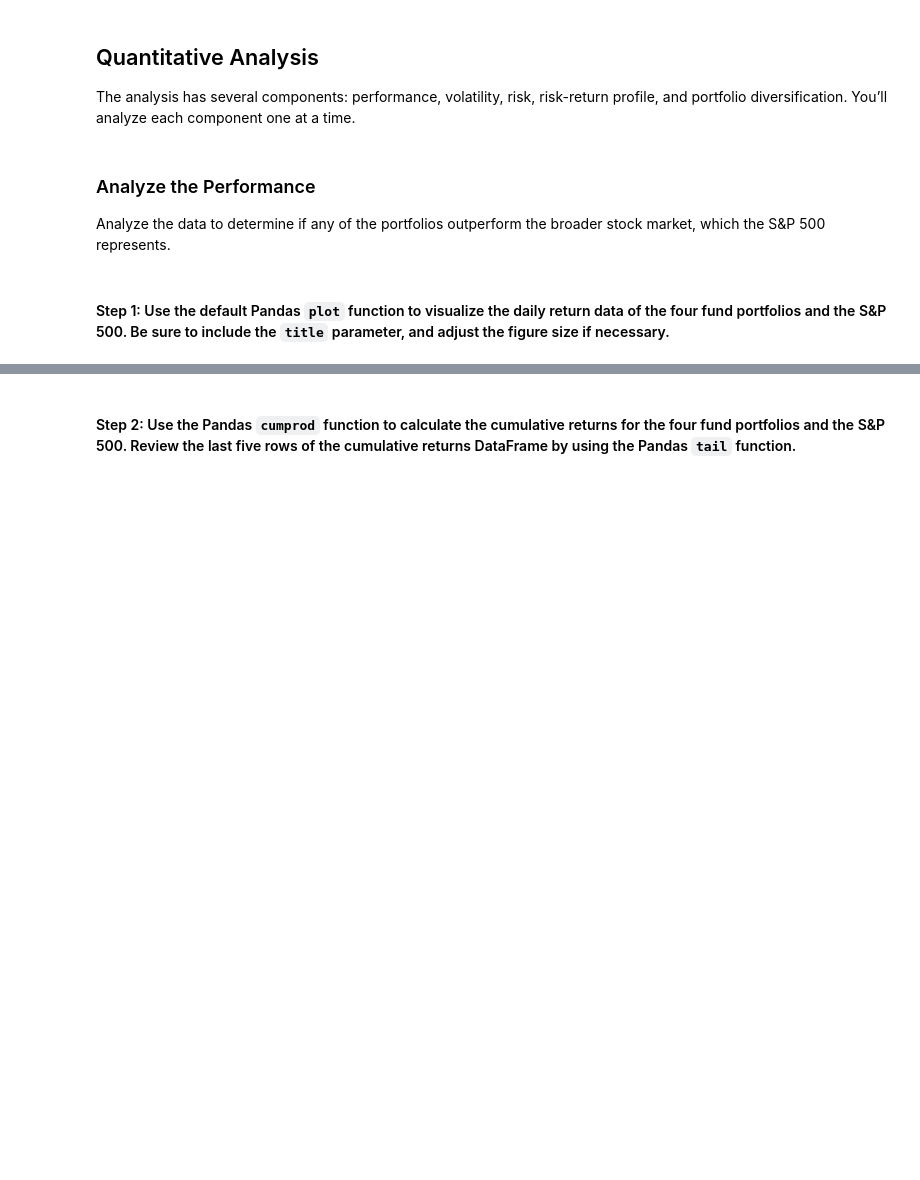
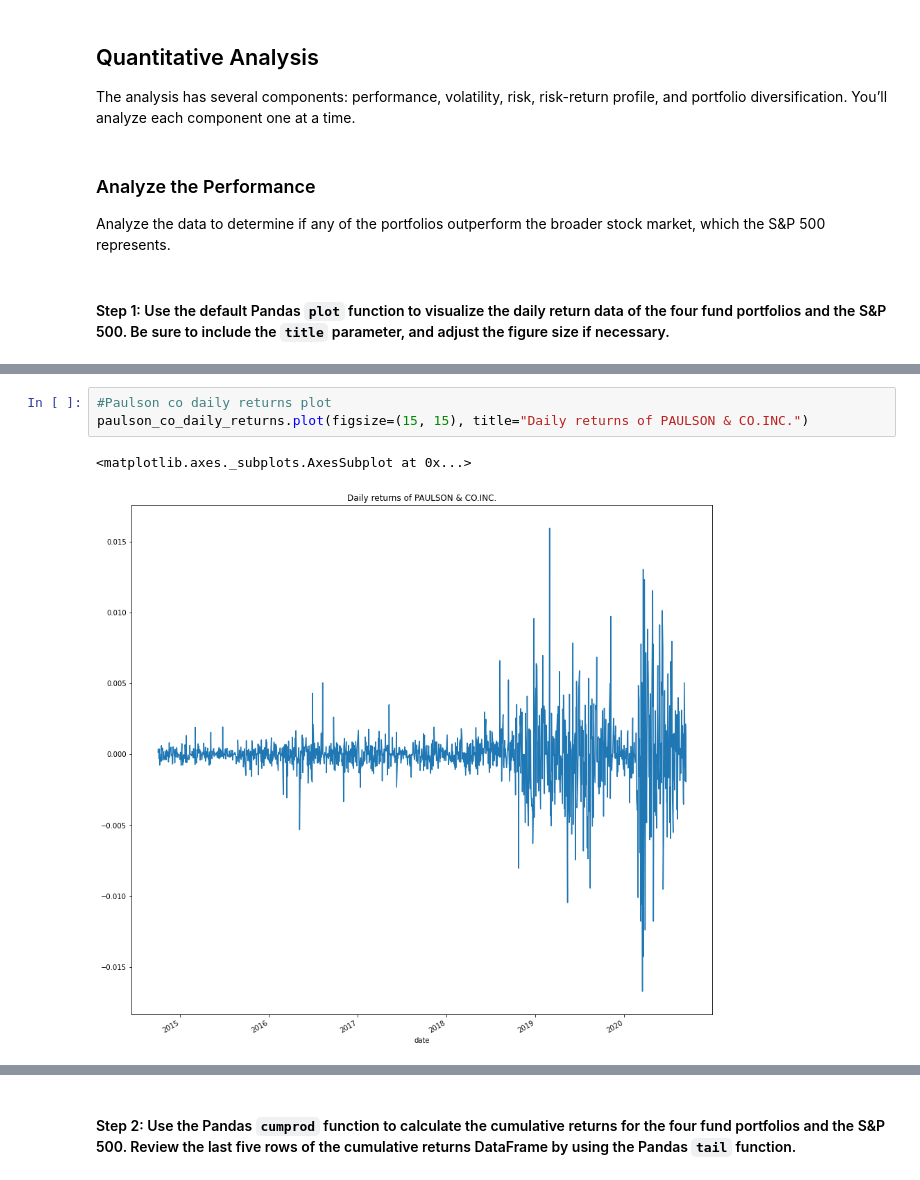
Before and after one commit to carlosmpr/Challange4-quantitative-analyst-for-a-FinTech-investing-platform, a Jupyter notebook: risk_return_analysis.ipynb, the cells around one changed output, grey strips where cells are left out. Cells and saved outputs as stored; diff of their text form; blank space fills up the shorter version.

```diff
--- a/risk_return_analysis.ipynb
+++ b/risk_return_analysis.ipynb
@@ -200,0 +209,6 @@ Analyze the data to determine if any of the portfolios outperform the broader st
+# %%
+#Paulson co daily returns plot
+paulson_co_daily_returns.plot(figsize=(15, 15), title="Daily returns of PAULSON & CO.INC.")
+# %% [output]
+<matplotlib.axes._subplots.AxesSubplot at 0x...>
+[figure, added]
```
Also changed, not shown: parts of 17 cells of this notebook.
